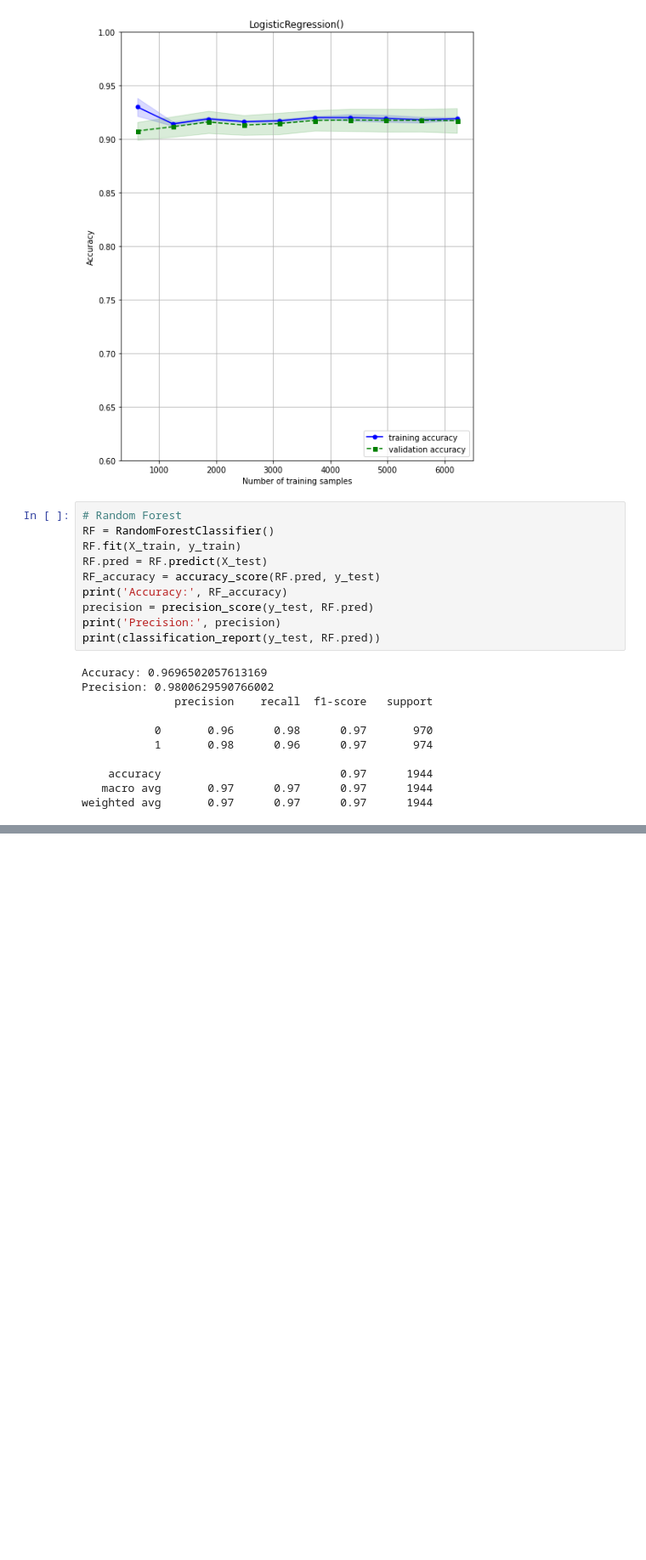
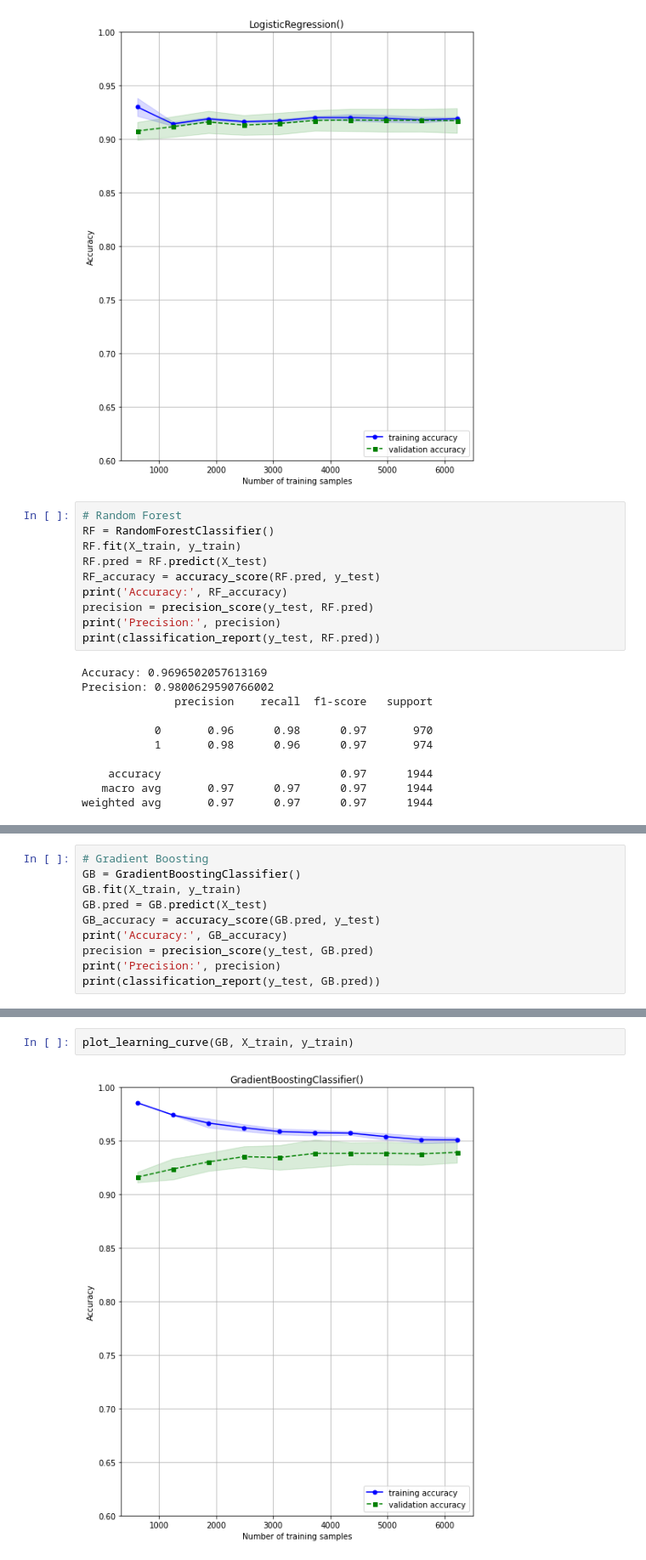
Before and after one commit to meng-86/Project-4, a Jupyter notebook: Stroke_model_3.ipynb, the cells around one changed output, grey strips where cells are left out. Shown at 85% size. Saved outputs shown, nothing was run; the diff lists cells and outputs as text; blank space fills up the shorter version.

```diff
--- a/Stroke_model_3.ipynb
+++ b/Stroke_model_3.ipynb
@@ -331,0 +361,10 @@ weighted avg       0.97      0.97      0.97      1944
+# %%
+# Gradient Boosting
+GB = GradientBoostingClassifier()
+GB.fit(X_train, y_train)
+GB.pred = GB.predict(X_test)
+GB_accuracy = accuracy_score(GB.pred, y_test)
+print('Accuracy:', GB_accuracy)
+precision = precision_score(y_test, GB.pred)
+print('Precision:', precision)
+print(classification_report(y_test, GB.pred))
@@ -331,0 +382,4 @@ weighted avg       0.97      0.97      0.97      1944
+# %%
+plot_learning_curve(GB, X_train, y_train)
+# %% [output]
+[figure, added]
```
Also changed, not shown: parts of 4 cells of this notebook.
